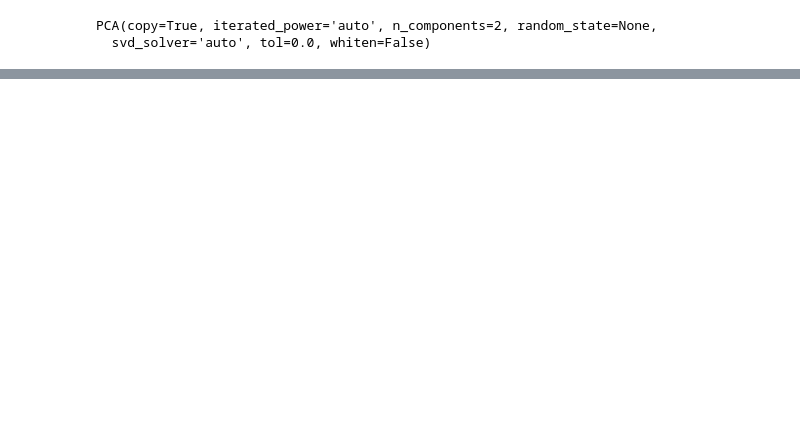
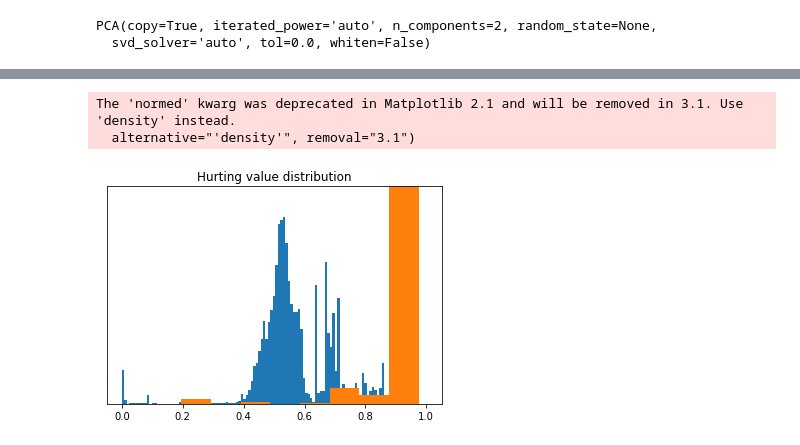
Before and after one commit to ppmdatix/gitELECOM, a Jupyter notebook: cGANoDEbergerac/draft.ipynb, the cells around one changed output, grey strips where cells are left out. Saved outputs shown, nothing was run; the diff lists cells and outputs as text; code cells hidden in the pictures; blank space fills up the shorter version.

```diff
--- a/cGANoDEbergerac/draft.ipynb
+++ b/cGANoDEbergerac/draft.ipynb
@@ -219,0 +201,14 @@ noise = np.random.random(114).reshape((1,114))
+# %%
+plt.hist(benin_data, normed=True, bins=120, label="benin")
+plt.hist(malicious_data, normed=True, bins=10, label="malicious")
+plt.xlim(-0.05,1.05)
+plt.yticks([])
+plt.ylim(0, 8)
+plt.title("Hurting value distribution")
+plt.savefig("hurting-distrib.png")
+plt.show()
+plt.close()
+# %% [output]
+The 'normed' kwarg was deprecated in Matplotlib 2.1 and will be removed in 3.1. Use 'density' instead.
+  alternative="'density'", removal="3.1")
+[figure, added]
```
Also changed, not shown: parts of 18 cells of this notebook, 7 other files.
